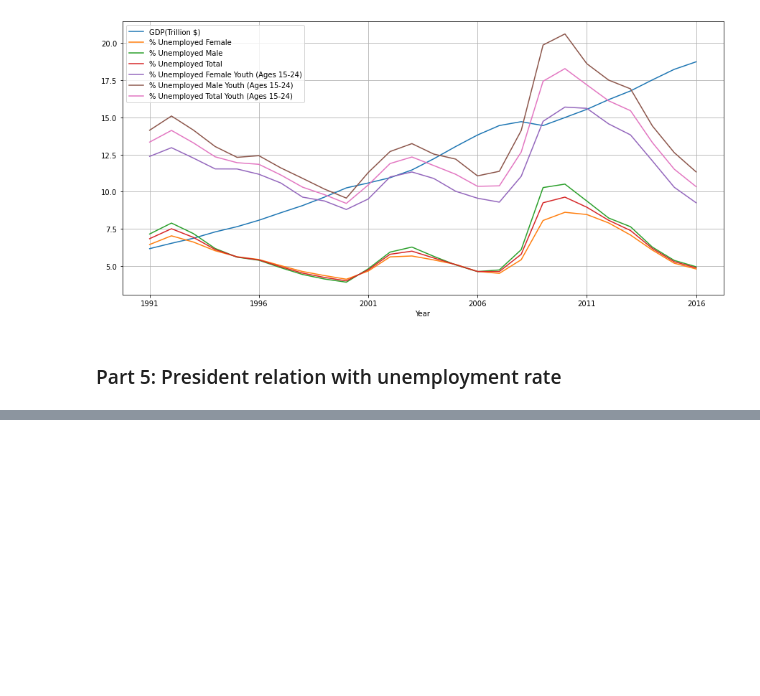
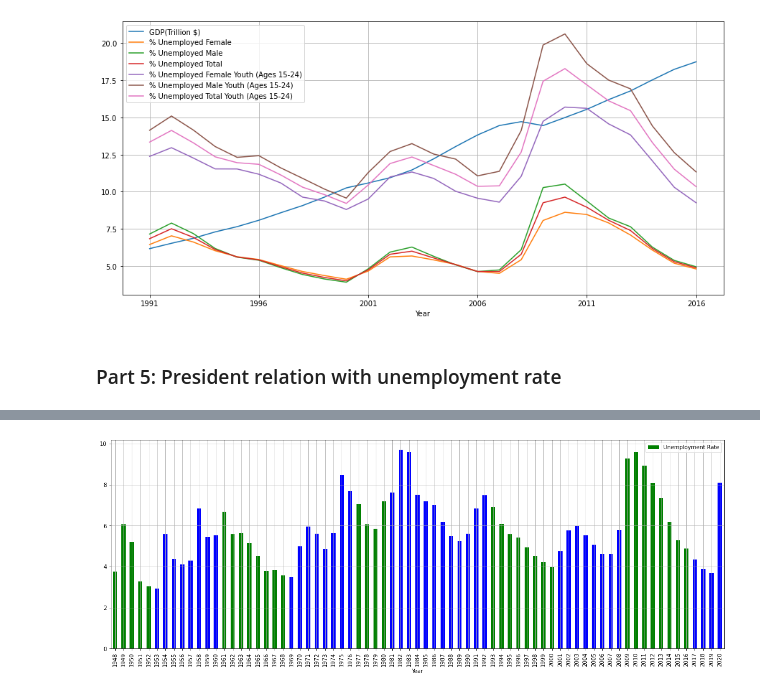
Before and after one commit to Ankita-Khiratkar/2021Fall_finals, a Jupyter notebook: Final_Project.ipynb, the cells around one changed output, grey strips where cells are left out. Drawn from its saved outputs; the diff is of its cells as text; code cells hidden in the pictures; blank space fills up the shorter version.

Commit message:
[a]modified president viz [b]prepared dataset for state population [c]plotted viz for state population

```diff
--- a/Final_Project.ipynb
+++ b/Final_Project.ipynb
@@ -160,9 +141,0 @@ df_hor_ump = pd.merge(df_hor, df_unemployment['% Unemployed Total'],
-# %%
-colours = []
-for party in df_hor_ump['Max Seats']:
-    if party == 'Democrats':
-        colours.append('Blue')
-    elif party == 'Republicans':
-        colours.append('Green')
-    else:
-        colours.append('Red')
@@ -200,0 +142,26 @@ df_merged
+# %%
+df_umemp = import_bls_excel(directory='./Data/BLS/Unemployment/', file_name='Unemployment Rate.xlsx')
+df_umemp = df_umemp.groupby('Year')['Unemployment Rate'].mean().round(2)
+
+df_president = pd.read_csv('./Data/Political Party and Unemployment/US presidents.csv',
+                          dtype={'Years (after inauguration)':'Int16'},
+                          names=['Year', 'President', 'Party'],
+                          index_col='Year',
+                          skiprows=1)
+
+df_president_unemp = pd.merge(df_umemp, df_president, left_index=True, right_index=True, how='inner')
+
+colours = []
+for party in df_president_unemp['Party']:
+    if party == 'Republican':
+        colours.append('Blue')
+    elif party == 'Democrat':
+        colours.append('Green')
+    else:
+        colours.append('Red')
+
+df_president_unemp.plot(y='Unemployment Rate', use_index=True, kind='bar', figsize=(20, 7), color=colours)
+plt.grid()
+plt.show()
+# %% [output]
+[figure, added]
```
Also changed, not shown: parts of 17 cells of this notebook, 9 other files.
